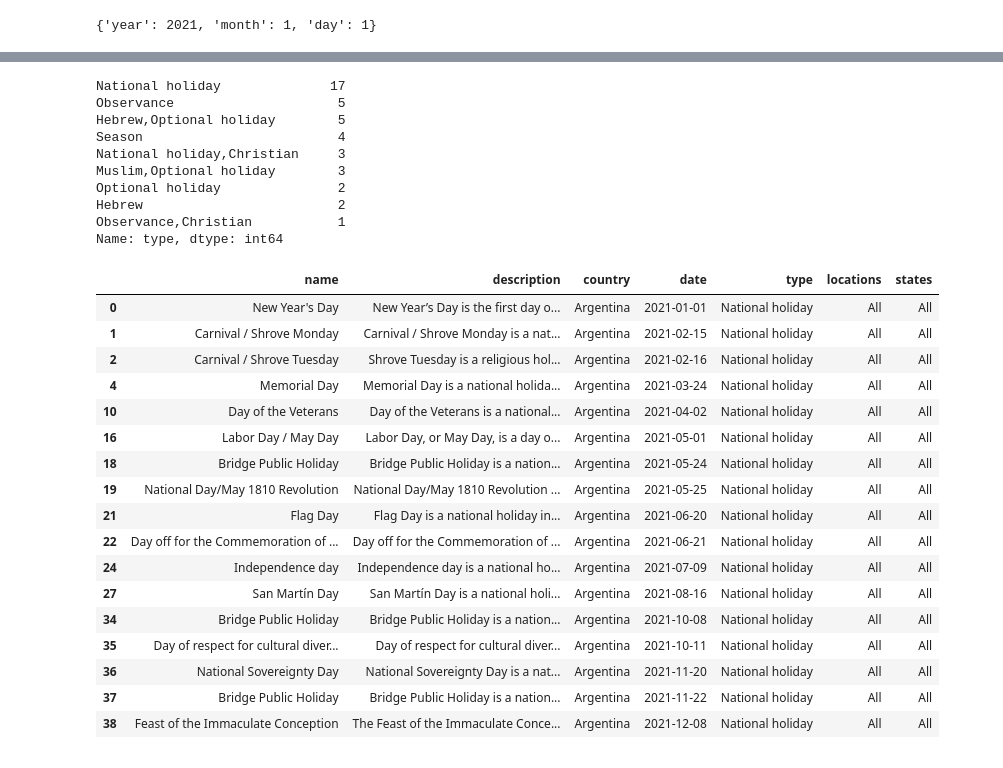
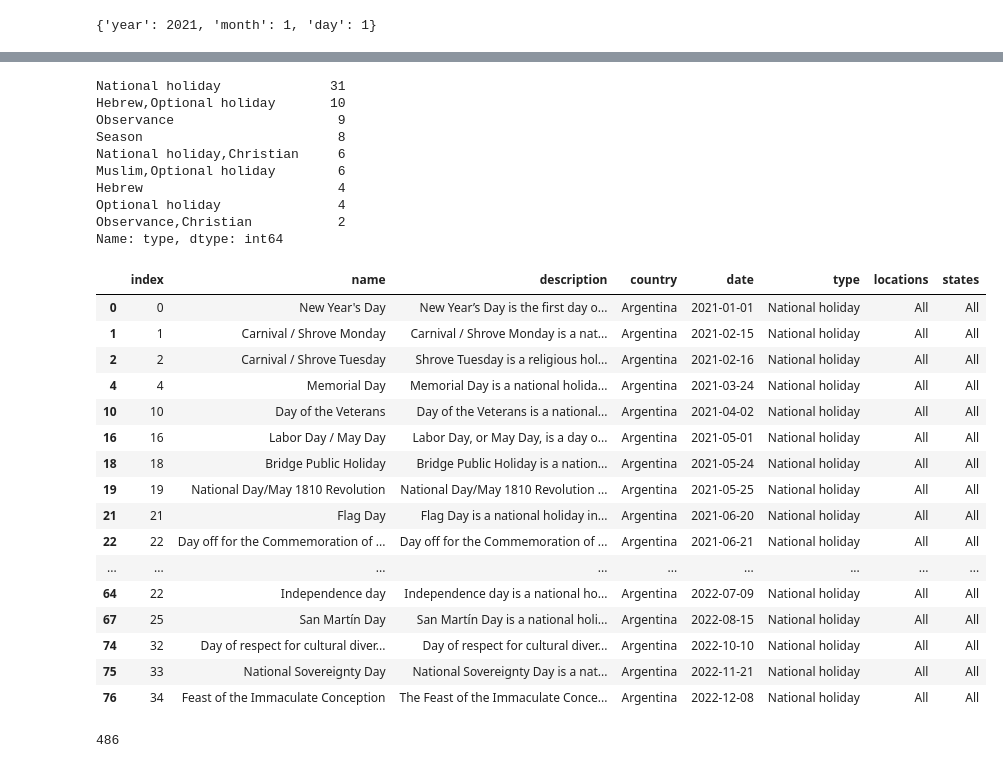
Before and after one commit to juancarlis/next-holiday-bot, a Jupyter notebook: testing-calendarific.ipynb, the cells around one changed output, grey strips where cells are left out. Saved outputs shown, nothing was run; the diff lists cells and outputs as text; code cells hidden in the pictures.

```diff
--- a/testing-calendarific.ipynb
+++ b/testing-calendarific.ipynb
@@ -35,5 +26,12 @@ clean_data = data['response']['holidays']
 # %%
-df = pd.DataFrame.from_dict(clean_data)
+# creating Pandas DataFrame
+df_this_year = pd.DataFrame.from_dict(clean_data_this_yr)
+df_next_year = pd.DataFrame.from_dict(clean_data_next_yr)
+
+df = pd.concat([df_this_year, df_next_year], axis=0)
+# %%
+# indexing new dataframe
+df.reset_index(inplace=True)
 # %%
 df
 # %% [output]
@@ -65,4 +60,8 @@ df['date'] = df['date'].apply(lambda x: pd.Timestamp(
                 year=x['datetime']['year'],
                 month=x['datetime']['month'],
                 day=x['datetime']['day']))
+# %%
+## for testing
+
+df_test = df.copy()
 # %%
@@ -85,37 +84,36 @@ TypeError: unhashable type: 'list'
 Name: type, dtype: int64
 # %%
-df['type'] = df['type'].apply(lambda x: ','.join(x))
+df_test['type'] = df_test['type'].apply(lambda x: ','.join(x))
 # %%
-df['type'].value_counts()
+df_test['type'].value_counts()
 # %% [output]
-National holiday              17
-Observance                     5
-Hebrew,Optional holiday        5
-Season                         4
-National holiday,Christian     3
-Muslim,Optional holiday        3
-Optional holiday               2
-Hebrew                         2
-Observance,Christian           1
+National holiday              31
+Hebrew,Optional holiday       10
+Observance                     9
+Season                         8
+National holiday,Christian     6
+Muslim,Optional holiday        6
+Hebrew                         4
+Optional holiday               4
+Observance,Christian           2
 Name: type, dtype: int64
 # %%
-df.loc[df['type'] == 'National holiday' ,:]
+df_test.loc[df_test['type'] == 'National holiday' ,:]
 # %% [output]
-|  | name | description | country | date | type | locations | states |
-| 0 | New Year's Day | New Year’s Day is the first day o... | Argentina | 2021-01-01 | National holiday | All | All |
-| 1 | Carnival / Shrove Monday | Carnival / Shrove Monday is a nat... | Argentina | 2021-02-15 | National holiday | All | All |
-| 2 | Carnival / Shrove Tuesday | Shrove Tuesday is a religious hol... | Argentina | 2021-02-16 | National holiday | All | All |
-| 4 | Memorial Day | Memorial Day is a national holida... | Argentina | 2021-03-24 | National holiday | All | All |
-| 10 | Day of the Veterans | Day of the Veterans is a national... | Argentina | 2021-04-02 | National holiday | All | All |
-| 16 | Labor Day / May Day | Labor Day, or May Day, is a day o... | Argentina | 2021-05-01 | National holiday | All | All |
-| 18 | Bridge Public Holiday | Bridge Public Holiday is a nation... | Argentina | 2021-05-24 | National holiday | All | All |
-| 19 | National Day/May 1810 Revolution | National Day/May 1810 Revolution ... | Argentina | 2021-05-25 | National holiday | All | All |
-| 21 | Flag Day | Flag Day is a national holiday in... | Argentina | 2021-06-20 | National holiday | All | All |
-| 22 | Day off for the Commemoration of ... | Day off for the Commemoration of ... | Argentina | 2021-06-21 | National holiday | All | All |
-| 24 | Independence day | Independence day is a national ho... | Argentina | 2021-07-09 | National holiday | All | All |
-| 27 | San Martín Day | San Martín Day is a national holi... | Argentina | 2021-08-16 | National holiday | All | All |
-| 34 | Bridge Public Holiday | Bridge Public Holiday is a nation... | Argentina | 2021-10-08 | National holiday | All | All |
-| 35 | Day of respect for cultural diver... | Day of respect for cultural diver... | Argentina | 2021-10-11 | National holiday | All | All |
-| 36 | National Sovereignty Day | National Sovereignty Day is a nat... | Argentina | 2021-11-20 | National holiday | All | All |
-| 37 | Bridge Public Holiday | Bridge Public Holiday is a nation... | Argentina | 2021-11-22 | National holiday | All | All |
-| 38 | Feast of the Immaculate Conception | The Feast of the Immaculate Conce... | Argentina | 2021-12-08 | National holiday | All | All |
+|  | index | name | description | country | date | type | locations | states |
+| 0 | 0 | New Year's Day | New Year’s Day is the first day o... | Argentina | 2021-01-01 | National holiday | All | All |
+| 1 | 1 | Carnival / Shrove Monday | Carnival / Shrove Monday is a nat... | Argentina | 2021-02-15 | National holiday | All | All |
+| 2 | 2 | Carnival / Shrove Tuesday | Shrove Tuesday is a religious hol... | Argentina | 2021-02-16 | National holiday | All | All |
+| 4 | 4 | Memorial Day | Memorial Day is a national holida... | Argentina | 2021-03-24 | National holiday | All | All |
+| 10 | 10 | Day of the Veterans | Day of the Veterans is a national... | Argentina | 2021-04-02 | National holiday | All | All |
+| 16 | 16 | Labor Day / May Day | Labor Day, or May Day, is a day o... | Argentina | 2021-05-01 | National holiday | All | All |
+| 18 | 18 | Bridge Public Holiday | Bridge Public Holiday is a nation... | Argentina | 2021-05-24 | National holiday | All | All |
+| 19 | 19 | National Day/May 1810 Revolution | National Day/May 1810 Revolution ... | Argentina | 2021-05-25 | National holiday | All | All |
+| 21 | 21 | Flag Day | Flag Day is a national holiday in... | Argentina | 2021-06-20 | National holiday | All | All |
+| 22 | 22 | Day off for the Commemoration of ... | Day off for the Commemoration of ... | Argentina | 2021-06-21 | National holiday | All | All |
+| ... | ... | ... | ... | ... | ... | ... | ... | ... |
+| 64 | 22 | Independence day | Independence day is a national ho... | Argentina | 2022-07-09 | National holiday | All | All |
+| 67 | 25 | San Martín Day | San Martín Day is a national holi... | Argentina | 2022-08-15 | National holiday | All | All |
+| 74 | 32 | Day of respect for cultural diver... | Day of respect for cultural diver... | Argentina | 2022-10-10 | National holiday | All | All |
+| 75 | 33 | National Sovereignty Day | National Sovereignty Day is a nat... | Argentina | 2022-11-21 | National holiday | All | All |
+| 76 | 34 | Feast of the Immaculate Conception | The Feast of the Immaculate Conce... | Argentina | 2022-12-08 | National holiday | All | All |
@@ -121,0 +122,5 @@ df.loc[df['type'] == 'National holiday' ,:]
+# %%
+td = a_date - pd.Timestamp(today)
+td.days
+# %% [output]
+486
```
Also changed, not shown: parts of 16 cells of this notebook, 1 other file.
